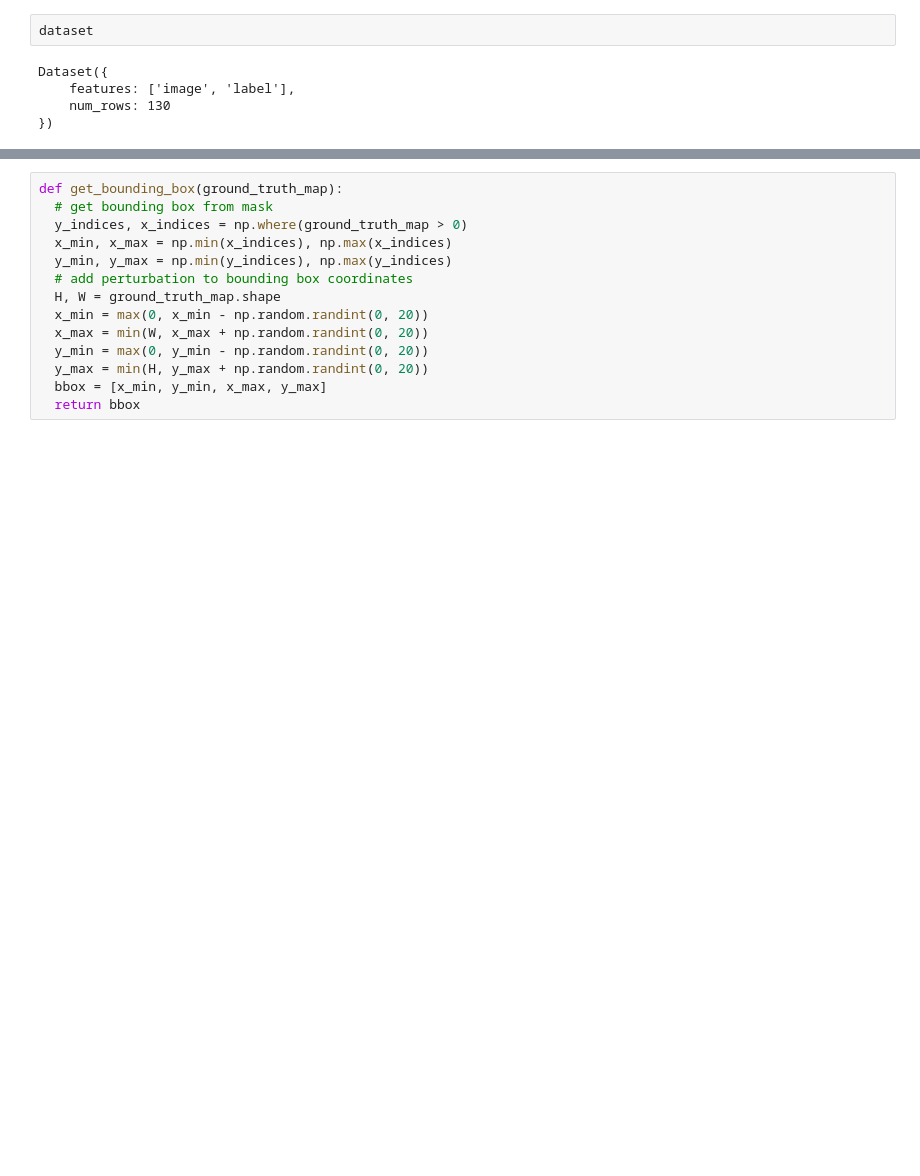
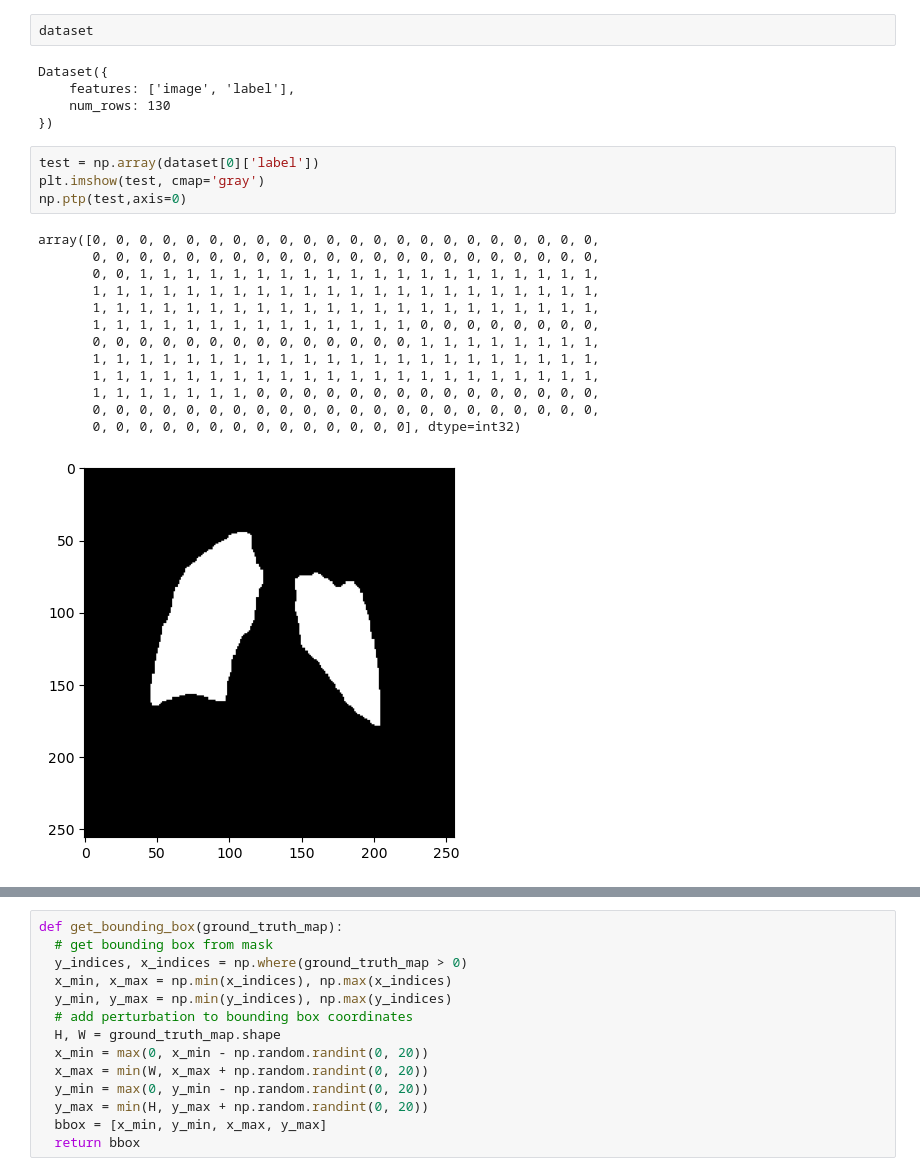
Before and after one commit to oliverc1623/cahsi-project, a Jupyter notebook: qata-covid19-sam-finetune.ipynb, the cells around one changed output, grey strips where cells are left out. Saved outputs shown, nothing was run; the diff lists cells and outputs as text; blank space fills up the shorter version.

```diff
--- a/qata-covid19-sam-finetune.ipynb
+++ b/qata-covid19-sam-finetune.ipynb
@@ -49,4 +41,22 @@ Dataset({
     features: ['image', 'label'],
     num_rows: 130
 })
+# %%
+test = np.array(dataset[0]['label'])
+plt.imshow(test, cmap='gray')
+np.ptp(test,axis=0)
+# %% [output]
+array([0, 0, 0, 0, 0, 0, 0, 0, 0, 0, 0, 0, 0, 0, 0, 0, 0, 0, 0, 0, 0, 0,
+       0, 0, 0, 0, 0, 0, 0, 0, 0, 0, 0, 0, 0, 0, 0, 0, 0, 0, 0, 0, 0, 0,
+       0, 0, 1, 1, 1, 1, 1, 1, 1, 1, 1, 1, 1, 1, 1, 1, 1, 1, 1, 1, 1, 1,
+       1, 1, 1, 1, 1, 1, 1, 1, 1, 1, 1, 1, 1, 1, 1, 1, 1, 1, 1, 1, 1, 1,
+       1, 1, 1, 1, 1, 1, 1, 1, 1, 1, 1, 1, 1, 1, 1, 1, 1, 1, 1, 1, 1, 1,
+       1, 1, 1, 1, 1, 1, 1, 1, 1, 1, 1, 1, 1, 1, 0, 0, 0, 0, 0, 0, 0, 0,
+       0, 0, 0, 0, 0, 0, 0, 0, 0, 0, 0, 0, 0, 0, 1, 1, 1, 1, 1, 1, 1, 1,
+       1, 1, 1, 1, 1, 1, 1, 1, 1, 1, 1, 1, 1, 1, 1, 1, 1, 1, 1, 1, 1, 1,
+       1, 1, 1, 1, 1, 1, 1, 1, 1, 1, 1, 1, 1, 1, 1, 1, 1, 1, 1, 1, 1, 1,
+       1, 1, 1, 1, 1, 1, 1, 0, 0, 0, 0, 0, 0, 0, 0, 0, 0, 0, 0, 0, 0, 0,
+       0, 0, 0, 0, 0, 0, 0, 0, 0, 0, 0, 0, 0, 0, 0, 0, 0, 0, 0, 0, 0, 0,
+       0, 0, 0, 0, 0, 0, 0, 0, 0, 0, 0, 0, 0, 0], dtype=int32)
+[figure, added]
 # %%
```
Also changed, not shown: parts of 11 cells of this notebook.
